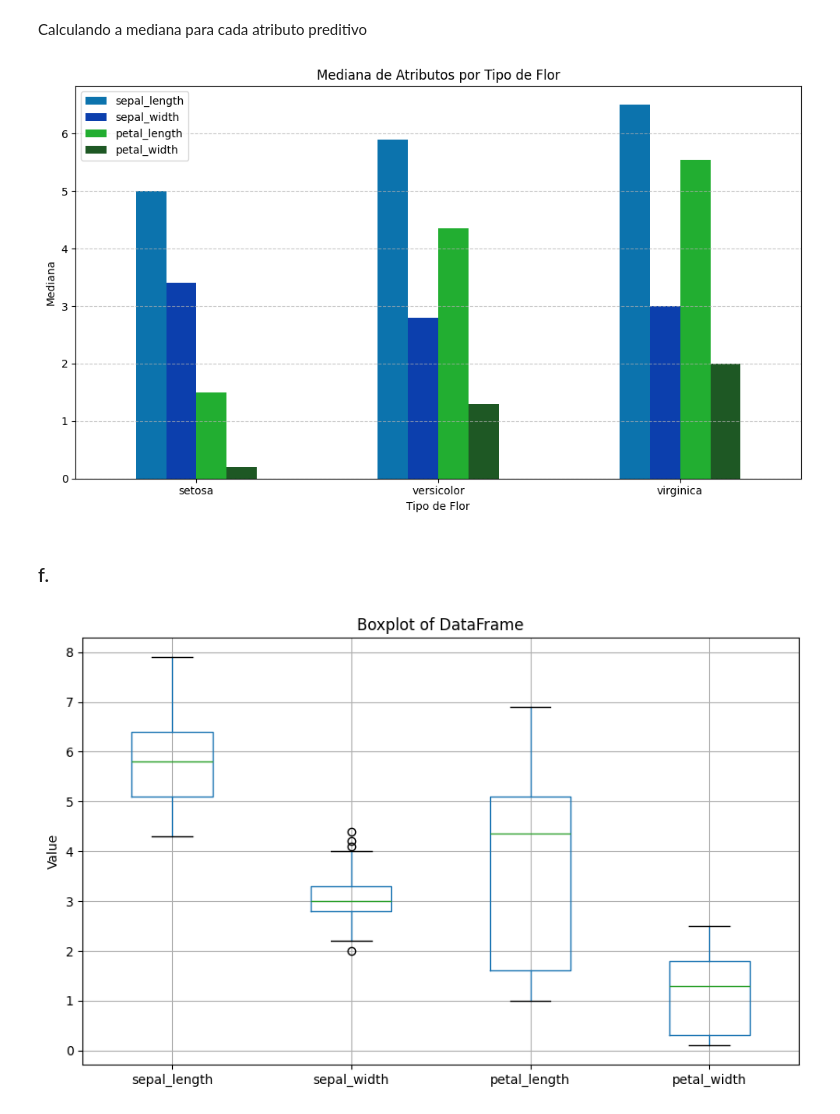
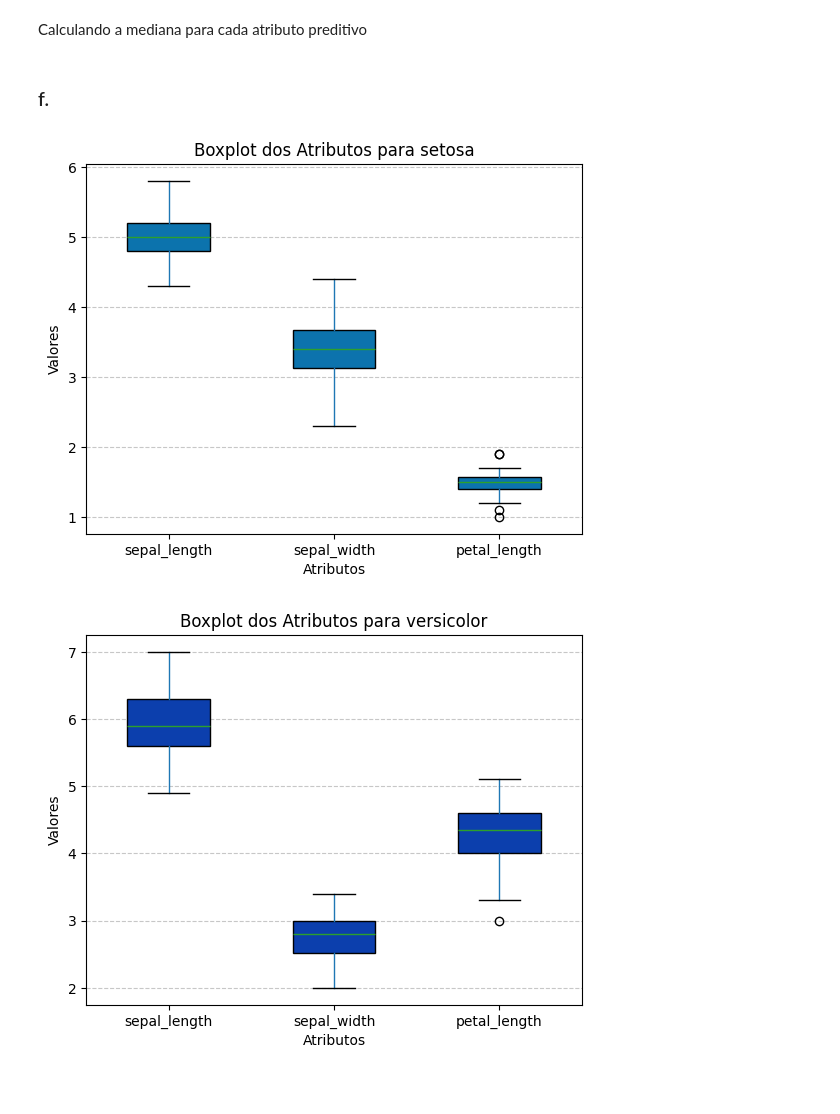
Before and after one commit to Guilherme-Prazeres/AVA1-ENGG67, a Jupyter notebook: IAM_AVA01_Guilherme_Prazeres_Joaquim.ipynb, the cells around one changed output. Drawn from its saved outputs; the diff is of its cells as text; code cells hidden in the pictures; blank space fills up the shorter version.

```diff
--- a/IAM_AVA01_Guilherme_Prazeres_Joaquim.ipynb
+++ b/IAM_AVA01_Guilherme_Prazeres_Joaquim.ipynb
@@ -102,37 +98,56 @@ plt.show()
 # %% [markdown]
 Calculando a mediana para cada atributo preditivo
 # %%
-# Mapeando o índice das linhas para o nome da espécie
+# Calculo a mediana
 species_names = {0: 'setosa', 1: 'versicolor', 2: 'virginica'}
 iris['species'] = iris.index.map(lambda x: species_names[x // 50])
 
 # Calculando a mediana de cada atributo por tipo de flor
 median_by_species = iris.groupby('species').median()
 
-# Definindo uma paleta de cores em tons de azul escuro
-colors = ['#0C73AD', '#0C3FAD', '#22AE31','#1E5824']
+# # Definindo uma paleta de cores em tons de azul escuro
+# colors = ['#0C73AD', '#0C3FAD', '#22AE31','#1E5824']
 
-# Plotando a mediana de cada atributo por tipo de flor com as cores definidas
-median_by_species.plot(kind='bar', figsize=(10, 6), color=colors)
-plt.title('Mediana de Atributos por Tipo de Flor')
-plt.xlabel('Tipo de Flor')
-plt.ylabel('Mediana')
-plt.xticks(rotation=0)
+# # Plotando a mediana de cada atributo por tipo de flor com as cores definidas
+# median_by_species.plot(kind='bar', figsize=(10, 6), color=colors)
+# plt.title('Mediana de Atributos por Tipo de Flor')
+# plt.xlabel('Tipo de Flor')
+# plt.ylabel('Mediana')
+# plt.xticks(rotation=0)
 
-# Adicionando grid e ajustando o layout
-plt.grid(True, axis='y', linestyle='--', alpha=0.7)
-plt.tight_layout()
-plt.show()
+# # Adicionando grid e ajustando o layout
+# plt.grid(True, axis='y', linestyle='--', alpha=0.7)
+# plt.tight_layout()
+# # plt.show()
+
+print(median_by_species)
-# %% [output]
-[figure, removed]
 # %% [markdown]
 ### f.
-# %%
-iris.boxplot(figsize=(10, 6))
-plt.title('Boxplot of DataFrame')
-plt.ylabel('Value')
-plt.xticks(rotation=0)
-plt.grid(True)
-plt.show()
-# %% [output]
-[figure, removed]
+# %%
+# Mapeando o índice das linhas para o nome da espécie
+species_names = {0: 'setosa', 1: 'versicolor', 2: 'virginica'}
+iris['species'] = iris.index.map(lambda x: species_names[x // 50])
+
+# Definindo uma paleta de cores
+colors = ['#0C73AD', '#0C3FAD', '#22AE31','#1E5824']
+
+# Lista de atributos
+attributes = iris.columns[:-2]
+
+# Criando um único boxplot para cada espécie
+for species, color in zip(species_names.values(), colors):
+    subset = iris[iris['species'] == species][attributes]
+
+    # Configurando o boxplot
+    subset.boxplot(rot=0, grid=False, widths=0.5, patch_artist=True, boxprops=dict(facecolor=color))
+
+    plt.title(f'Boxplot dos Atributos para {species}')
+    plt.xlabel('Atributos')
+    plt.ylabel('Valores')
+
+    # Mostrando o boxplot
+    plt.grid(True, axis='y', linestyle='--', alpha=0.7)
+    plt.show()
+# %% [output]
+[figure, added]
+[figure, added]
```
Also changed, not shown: parts of 5 cells of this notebook.
